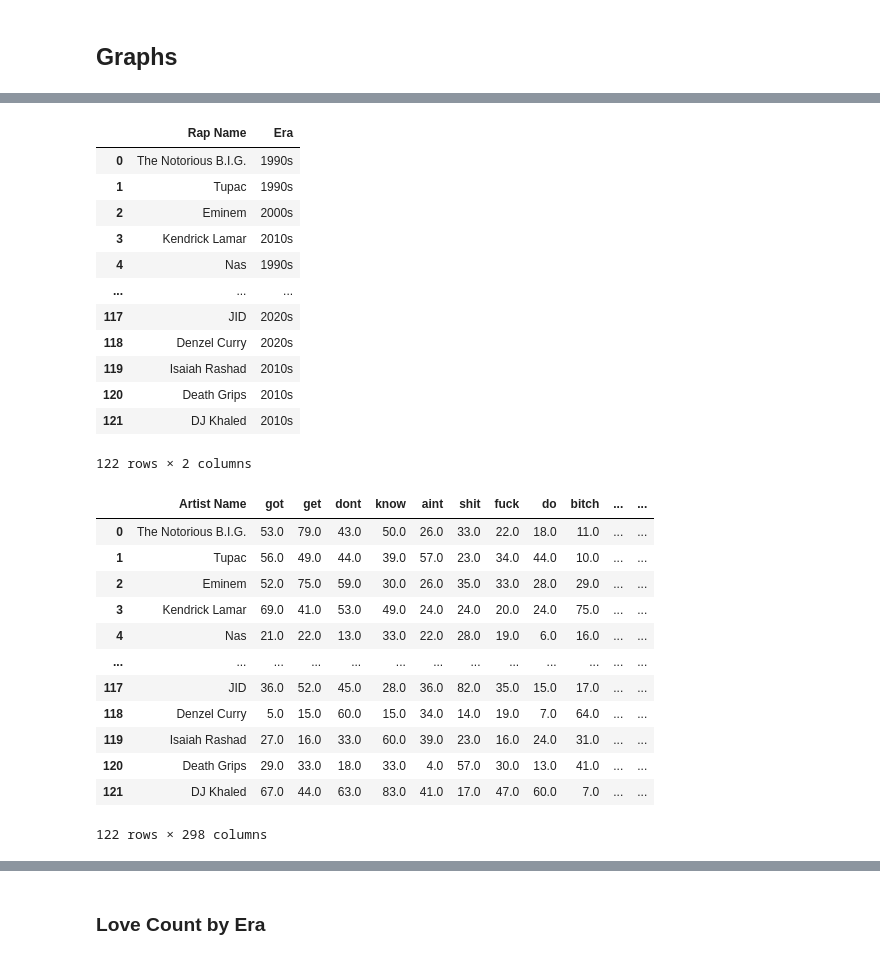
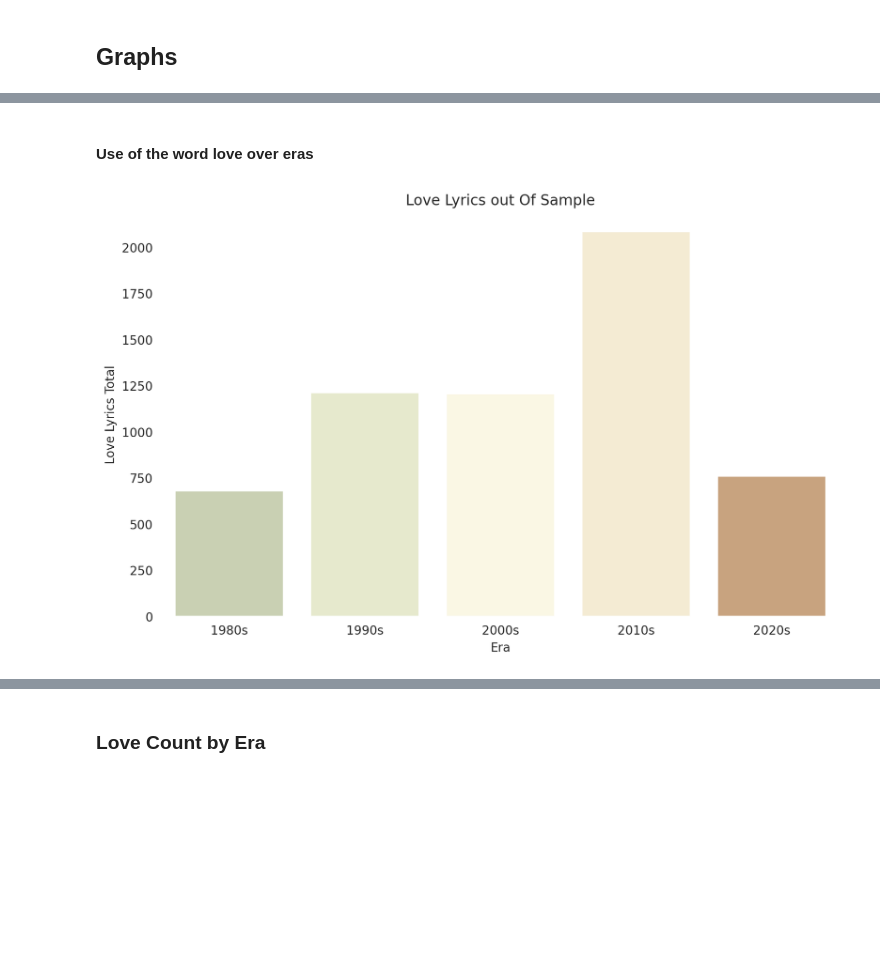
Before and after one commit to TrippingLettuce/Where-is-the-love, a Jupyter notebook: src/analysis.ipynb, the cells around one changed output, grey strips where cells are left out. Drawn from its saved outputs; the diff is of its cells as text; code cells hidden in the pictures; blank space fills up the shorter version.

```diff
--- a/src/analysis.ipynb
+++ b/src/analysis.ipynb
@@ -49,5 +29,5 @@ def is_verb_noun_adj(word):
     # Return True if it's a verb, noun or adjective, otherwise False
     return pos in ['VERB', 'NOUN', 'ADJ']
 # %%
+df_love = df_love.loc[:, df_love.columns.map(is_verb_noun_adj)]
 df = df.loc[:, df.columns.map(is_verb_noun_adj)]
-df
@@ -85,0 +34,6 @@ df_no_total
+# %%
+#Take Out total for new df
+df_love_NT = df_love.drop(df_love.index[0]).reset_index(drop=True)
+df_NT = df.drop(df.index[0]).reset_index(drop=True)
+
+df_love_NT
@@ -85,0 +54,4 @@ df_no_total
+# %%
+df_love_NT["Era"] = df_era["Era"]
+df_NT["Era"] = df_era["Era"]
+df_love_NT
@@ -107,35 +73,0 @@ df_no_total
-# %%
-
-df_era = pd.read_csv("/home/lettuce/MyCode/Where is the love/Where-is-the-love/csv/rap_ERA.csv")
-df_era
-# %% [output]
-|  | Rap Name | Era |
-| 0 | The Notorious B.I.G. | 1990s |
-| 1 | Tupac | 1990s |
-| 2 | Eminem | 2000s |
-| 3 | Kendrick Lamar | 2010s |
-| 4 | Nas | 1990s |
-| ... | ... | ... |
-| 117 | JID | 2020s |
-| 118 | Denzel Curry | 2020s |
-| 119 | Isaiah Rashad | 2010s |
-| 120 | Death Grips | 2010s |
-| 121 | DJ Khaled | 2010s |
-122 rows × 2 columns
-# %%
-df_no_total["Era"] = df_era["Era"]
-df_no_total
-# %% [output]
-|  | Artist Name | got | get | dont | know | aint | shit | fuck | do | bitch | ... | ... |
-| 0 | The Notorious B.I.G. | 53.0 | 79.0 | 43.0 | 50.0 | 26.0 | 33.0 | 22.0 | 18.0 | 11.0 | ... | ... |
-| 1 | Tupac | 56.0 | 49.0 | 44.0 | 39.0 | 57.0 | 23.0 | 34.0 | 44.0 | 10.0 | ... | ... |
-| 2 | Eminem | 52.0 | 75.0 | 59.0 | 30.0 | 26.0 | 35.0 | 33.0 | 28.0 | 29.0 | ... | ... |
-| 3 | Kendrick Lamar | 69.0 | 41.0 | 53.0 | 49.0 | 24.0 | 24.0 | 20.0 | 24.0 | 75.0 | ... | ... |
-| 4 | Nas | 21.0 | 22.0 | 13.0 | 33.0 | 22.0 | 28.0 | 19.0 | 6.0 | 16.0 | ... | ... |
-| ... | ... | ... | ... | ... | ... | ... | ... | ... | ... | ... | ... | ... |
-| 117 | JID | 36.0 | 52.0 | 45.0 | 28.0 | 36.0 | 82.0 | 35.0 | 15.0 | 17.0 | ... | ... |
-| 118 | Denzel Curry | 5.0 | 15.0 | 60.0 | 15.0 | 34.0 | 14.0 | 19.0 | 7.0 | 64.0 | ... | ... |
-| 119 | Isaiah Rashad | 27.0 | 16.0 | 33.0 | 60.0 | 39.0 | 23.0 | 16.0 | 24.0 | 31.0 | ... | ... |
-| 120 | Death Grips | 29.0 | 33.0 | 18.0 | 33.0 | 4.0 | 57.0 | 30.0 | 13.0 | 41.0 | ... | ... |
-| 121 | DJ Khaled | 67.0 | 44.0 | 63.0 | 83.0 | 41.0 | 17.0 | 47.0 | 60.0 | 7.0 | ... | ... |
-122 rows × 298 columns
@@ -144,0 +74,18 @@ df_melted = df_summed.reset_index().melt(id_vars='Era', var_name='word', value_n
+# %% [markdown]
+#### Use of the word love over eras
+# %%
+df_love_NT['love_total'] = df_love_NT[['love', 'loved', 'loves', 'loving']].sum(axis=1)
+df_grouped = df_love_NT.groupby('Era')[['love_total']].sum()
+df_grouped = df_grouped.reset_index()
+# %%
+plt.figure(figsize=(10, 6), dpi=200)
+colors = ['#ccd5ae', '#e9edc9', '#fefae0', '#faedcd', '#d4a373']
+sns.set_style("darkgrid", {"axes.facecolor": "#FFFFFF"}) # replace with your hex code
+sns.barplot(data=df_grouped,x='Era',y='love_total',errorbar=None,palette=colors)
+plt.xlabel('Era')
+plt.ylabel('Love Lyrics Total')
+plt.title('Love Lyrics out Of Sample')
+
+plt.show()
+# %% [output]
+[figure, added]
```
Also changed, not shown: parts of 14 cells of this notebook, 4 other files.
